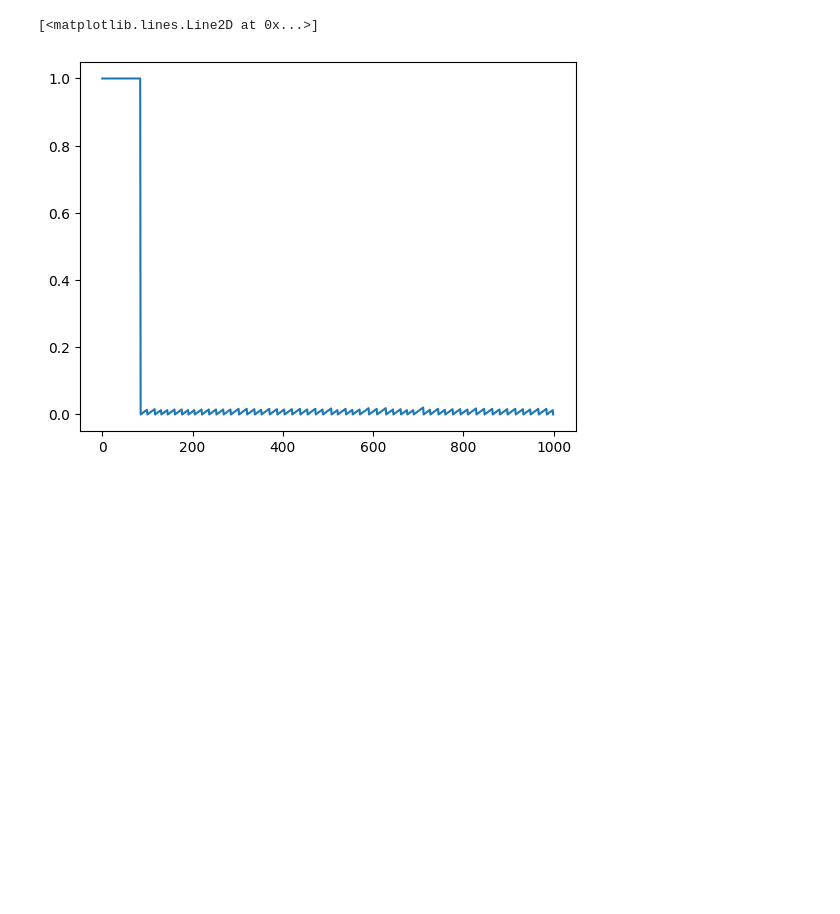
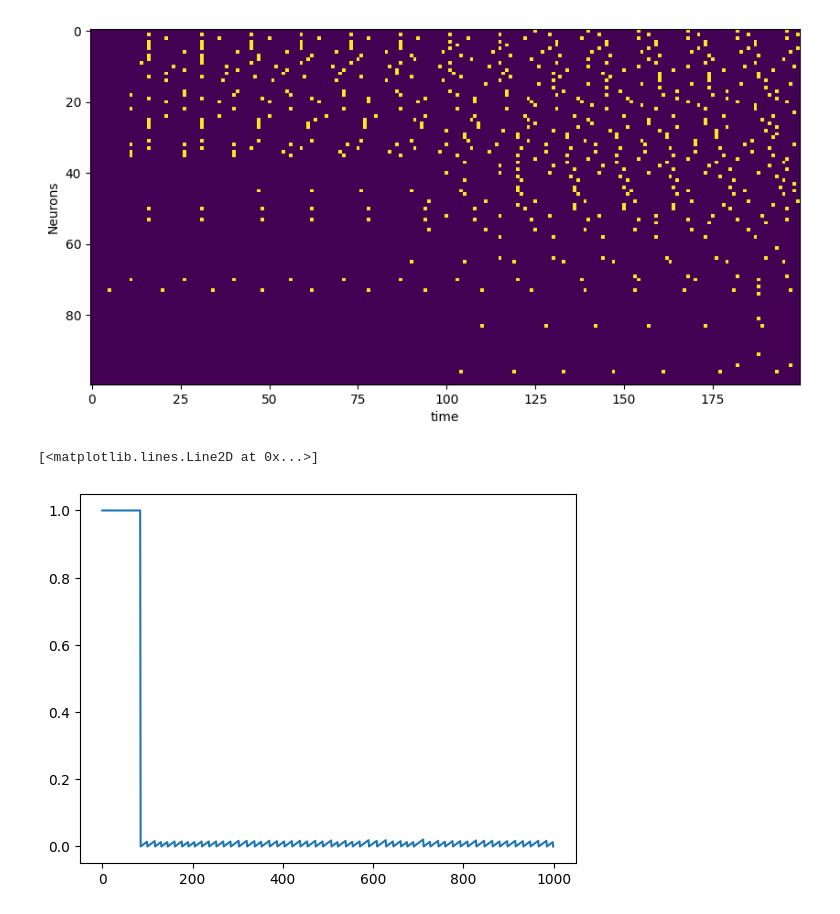
Before and after one commit to alireza-astane/Neuroscience_Project, a Jupyter notebook: model.ipynb, the cells around one changed output. Saved outputs shown, nothing was run; the diff lists cells and outputs as text; code cells hidden in the pictures; blank space fills up the shorter version.

Commit message:
add html and spikes plot

```diff
--- a/model.ipynb
+++ b/model.ipynb
@@ -111,6 +111,14 @@ for step in tqdm(range(time_steps - 1)):
 
 
 # torch.save(spikes, f"{N}_{f}_{T}_{w_in*10**12}.pt")
+# %%
+plt.figure(figsize=(10,10))
+plt.imshow(spikes[:,:200].cpu())
+plt.ylabel("Neurons")
+plt.xlabel("time")
+plt.savefig("spikes.png")
+# %% [output]
+[figure, added]
 # %%
 plt.plot(torch.arange(U[0,:1000,0].shape[0]) , U[0,:1000,0].cpu())
 # %% [output]
```
Also changed, not shown: parts of 1 cell of this notebook, 2 other files.
